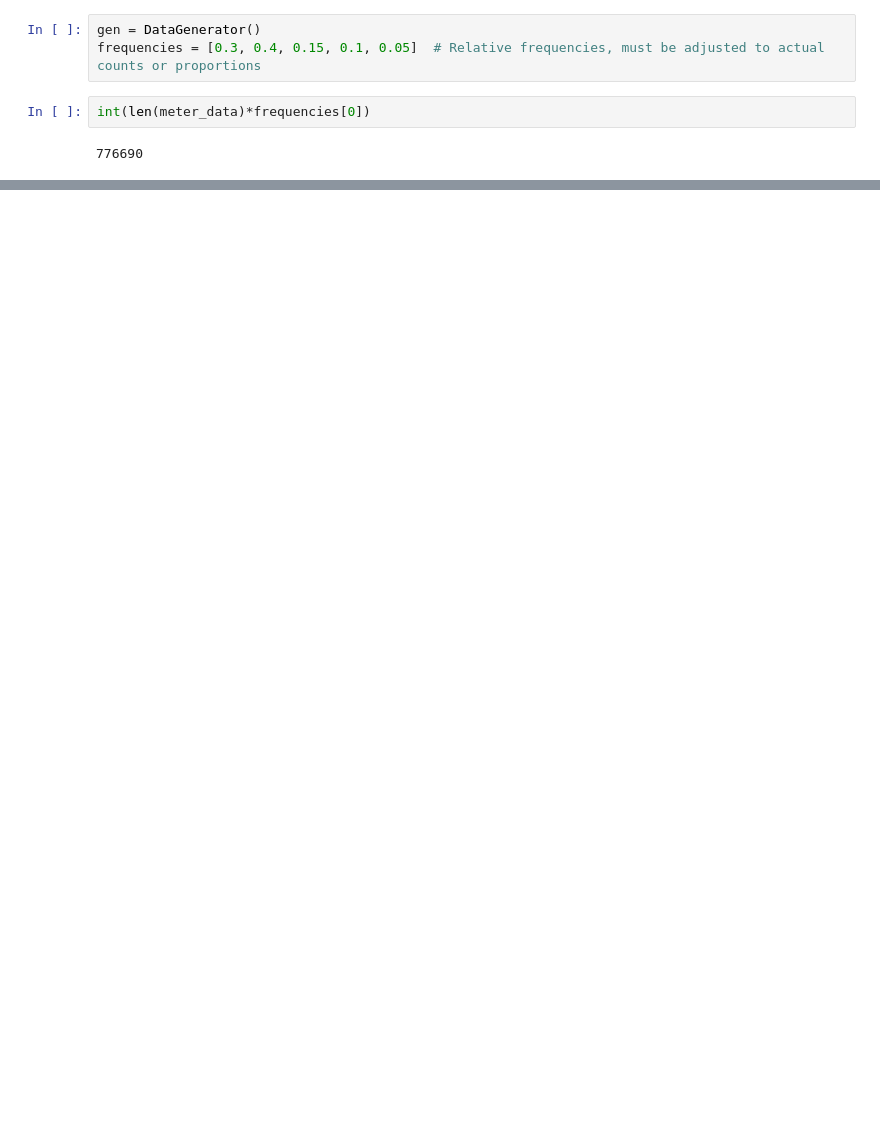
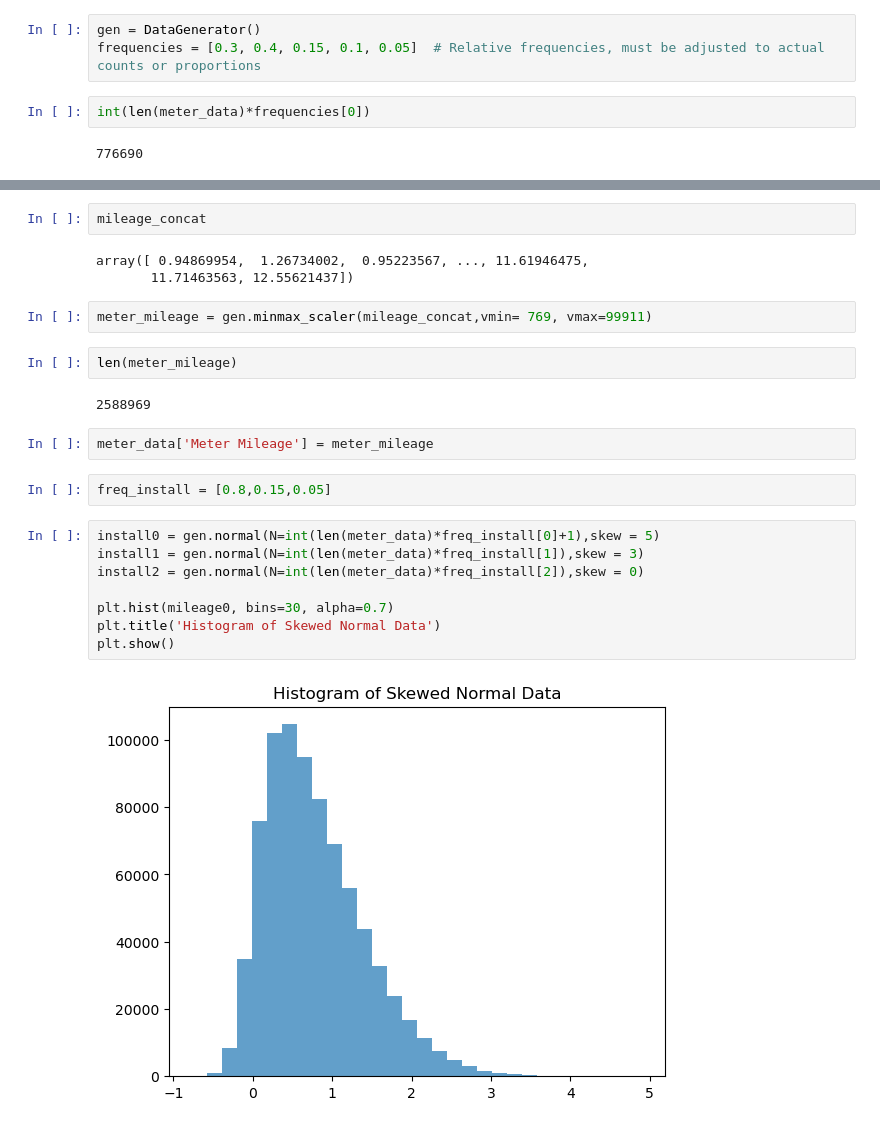
Before and after one commit to zhixe/intelligent-meter-test, a Jupyter notebook: ML/EDA.ipynb, the cells around one changed output, grey strips where cells are left out. Cells and saved outputs as stored; diff of their text form; blank space fills up the shorter version.

```diff
--- a/ML/EDA.ipynb
+++ b/ML/EDA.ipynb
@@ -6878,0 +6775,25 @@ plt.hist(mileage_concat,bins = 100)
+# %%
+mileage_concat
+# %% [output]
+array([ 0.94869954,  1.26734002,  0.95223567, ..., 11.61946475,
+       11.71463563, 12.55621437])
+# %%
+meter_mileage = gen.minmax_scaler(mileage_concat,vmin= 769, vmax=99911)
+# %%
+len(meter_mileage)
+# %% [output]
+2588969
+# %%
+meter_data['Meter Mileage'] = meter_mileage
+# %%
+freq_install = [0.8,0.15,0.05]
+# %%
+install0 = gen.normal(N=int(len(meter_data)*freq_install[0]+1),skew = 5)
+install1 = gen.normal(N=int(len(meter_data)*freq_install[1]),skew = 3)
+install2 = gen.normal(N=int(len(meter_data)*freq_install[2]),skew = 0)
+
+plt.hist(mileage0, bins=30, alpha=0.7)
+plt.title('Histogram of Skewed Normal Data')
+plt.show()
+# %% [output]
+[figure, added]
```
Also changed, not shown: parts of 27 cells of this notebook.
